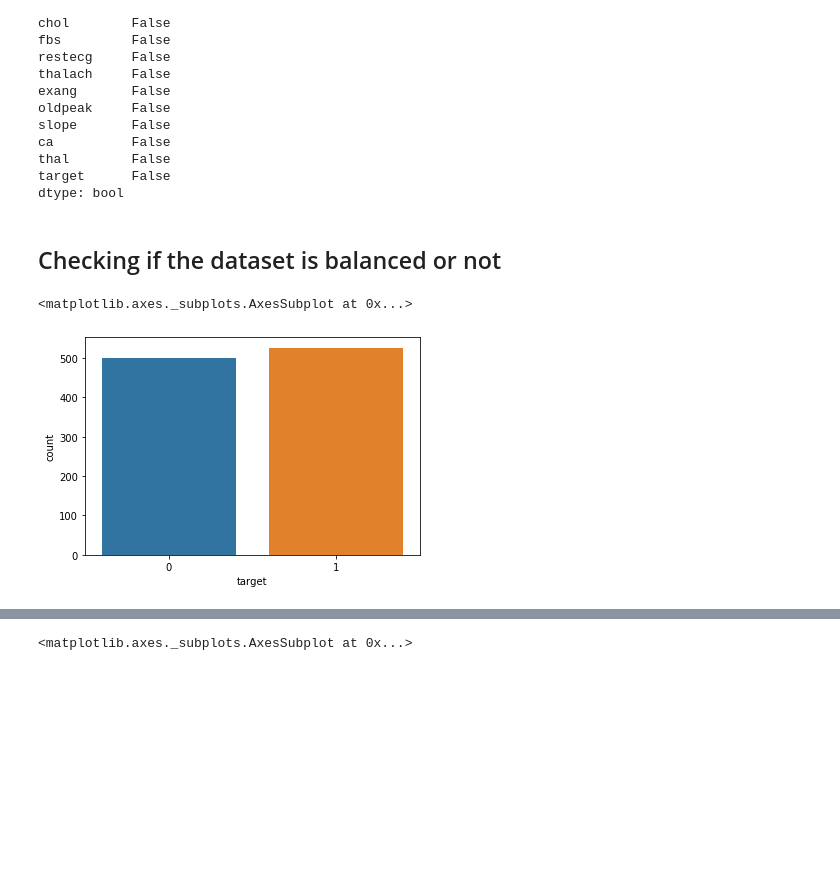
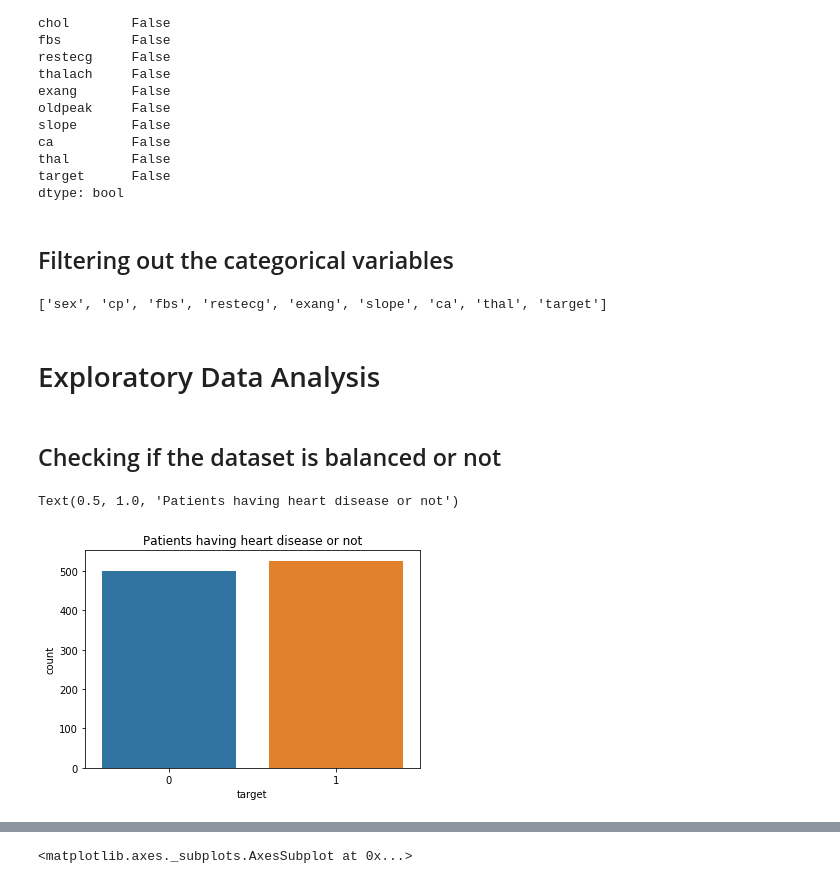
Before and after one commit to Pranav016/heart-disease-prediction-system, a Jupyter notebook: Heart disease prediction system.ipynb, the cells around one changed output, grey strips where cells are left out. Saved outputs shown, nothing was run; the diff lists cells and outputs as text; code cells hidden in the pictures; blank space fills up the shorter version.

Commit message:
Performed Data Visualization

```diff
--- a/Heart disease prediction system.ipynb
+++ b/Heart disease prediction system.ipynb
@@ -70,3 +100,5 @@ ca          False
 thal        False
 target      False
 dtype: bool
+# %% [markdown]
+## Filtering out the categorical variables
@@ -73,8 +111,16 @@ dtype: bool
+# %%
+filter_cat(df.columns)
+categorical
+# %% [output]
+['sex', 'cp', 'fbs', 'restecg', 'exang', 'slope', 'ca', 'thal', 'target']
+# %% [markdown]
+# Exploratory Data Analysis
 # %% [markdown]
 ## Checking if the dataset is balanced or not
 # %%
 sns.countplot(x='target', data=df)
+plt.title("Patients having heart disease or not")
 #from the count plot, it looks like the dataset is balanced
 # %% [output]
-<matplotlib.axes._subplots.AxesSubplot at 0x...>
+Text(0.5, 1.0, 'Patients having heart disease or not')
-[figure, old version]
+[figure, new version]
```
Also changed, not shown: parts of 28 cells of this notebook.
